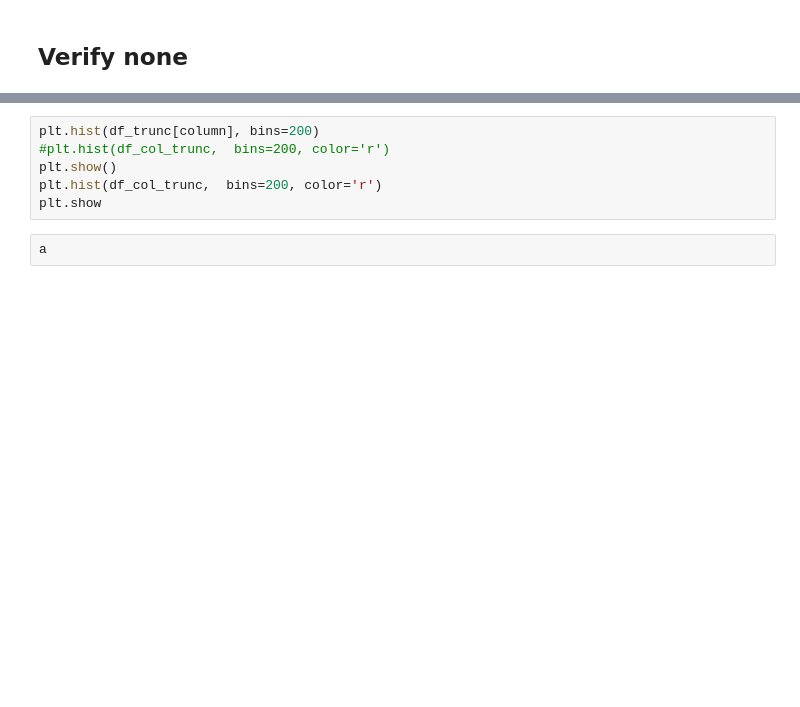
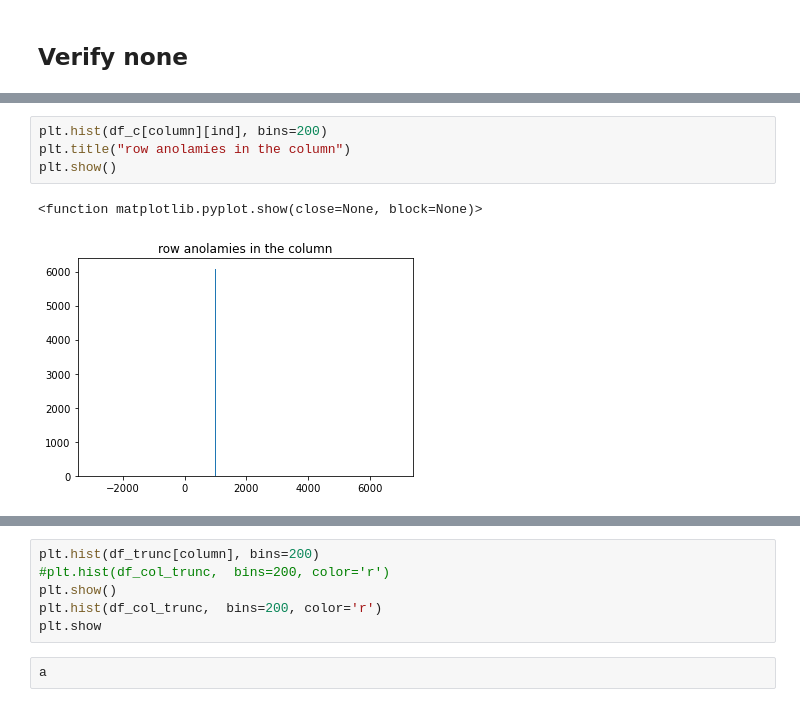
Before and after one commit to dhawat/assess_data_quality, a Jupyter notebook: notebook/test_notebook.ipynb, the cells around one changed output, grey strips where cells are left out. Saved outputs shown, nothing was run; the diff lists cells and outputs as text; blank space fills up the shorter version.

```diff
--- a/notebook/test_notebook.ipynb
+++ b/notebook/test_notebook.ipynb
@@ -58,0 +214,7 @@ df_c[column][ind]
+# %%
+plt.hist(df_c[column][ind], bins=200)
+plt.title("row anolamies in the column")
+plt.show()
+# %% [output]
+<function matplotlib.pyplot.show(close=None, block=None)>
+[figure, added]
```
Also changed, not shown: parts of 83 cells of this notebook.
